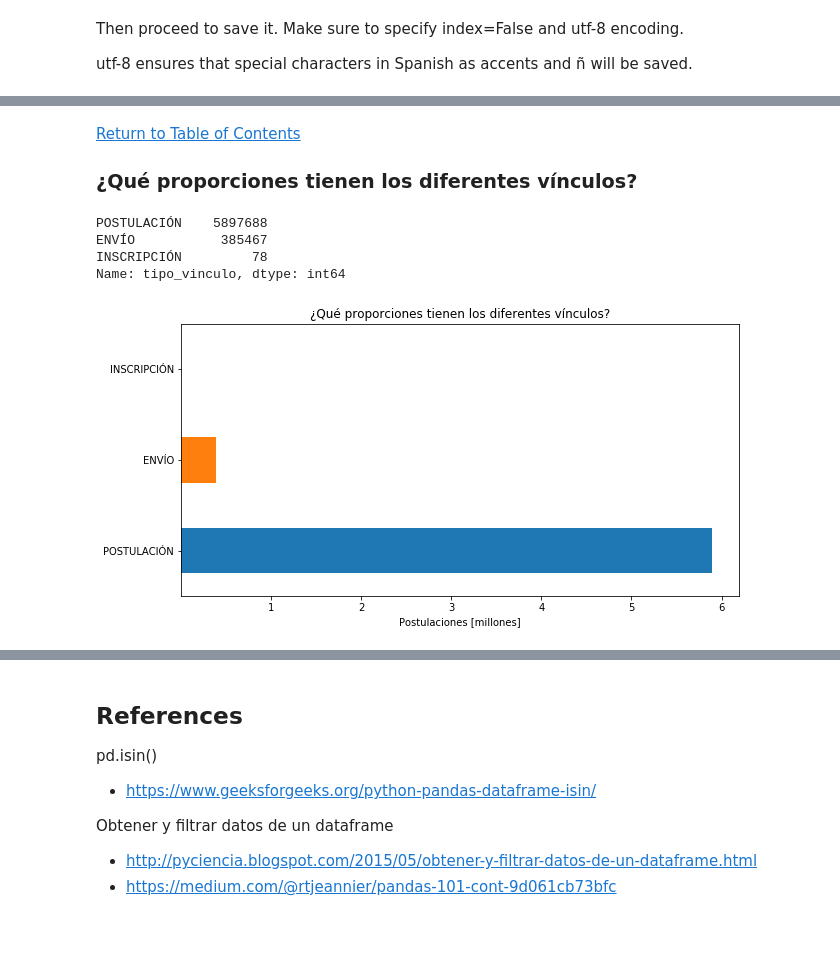
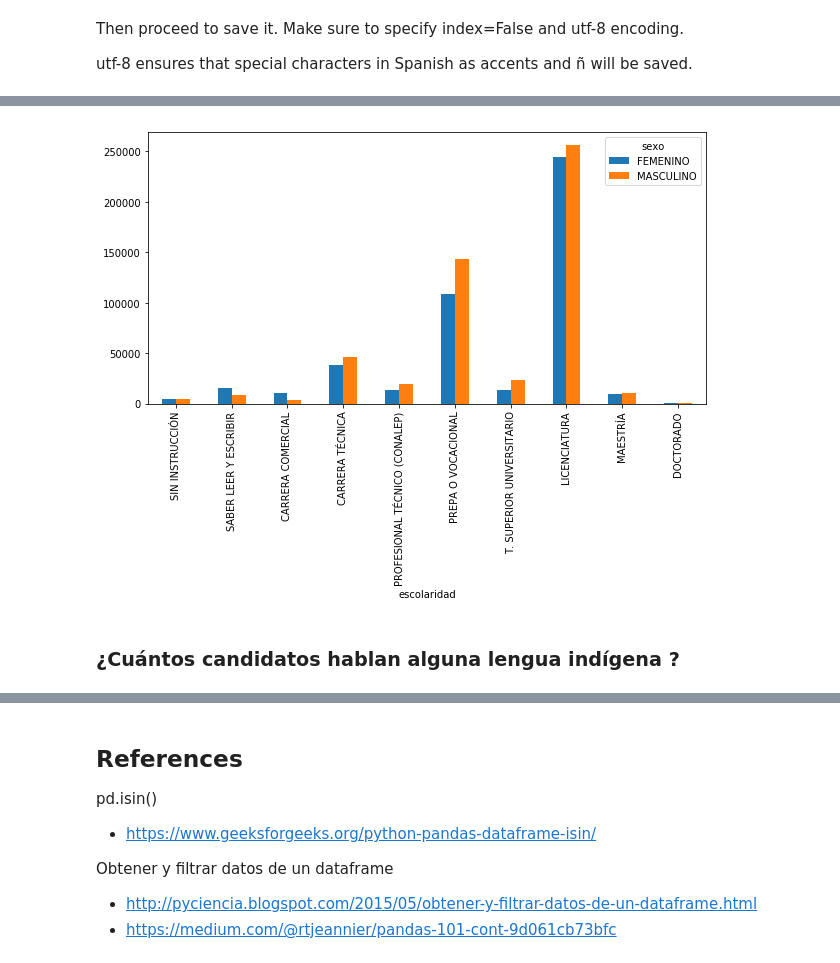
Before and after one commit to Lilianasu/SNEmpleo, a Jupyter notebook: 4.3 Cleaning candidatos.ipynb, the cells around one changed output, grey strips where cells are left out. Saved outputs shown, nothing was run; the diff lists cells and outputs as text; code cells hidden in the pictures; blank space fills up the shorter version.

```diff
--- a/4.3 Cleaning candidatos.ipynb
+++ b/4.3 Cleaning candidatos.ipynb
@@ -679,21 +650,0 @@ plt.xticks(xticklocs, xticknames);
-# %% [markdown]
-<a id='vinculo'></a>
-[Return to Table of Contents](#table)
-### ¿Qué proporciones tienen los diferentes vínculos?
-# %%
-vinculos_count = postulaciones_clean['tipo_vinculo'].value_counts()
-vinculos_count
-# %% [output]
-POSTULACIÓN    5897688
-ENVÍO           385467
-INSCRIPCIÓN         78
-Name: tipo_vinculo, dtype: int64
-# %%
-vinculos_count.plot(kind = 'barh', figsize=(10,5))
-plt.title('¿Qué proporciones tienen los diferentes vínculos?')
-plt.xlabel('Postulaciones [millones]')
-xticklocs = np.arange(1000000, 6000001, 1000000) #(start of interval, end of interval, spacing between values)
-xticknames = [1,2,3,4,5,6]
-plt.xticks(xticklocs, xticknames);
-# %% [output]
-[figure, removed]
@@ -708,0 +651,6 @@ fig = plt.figure(FigureClass=Waffle,
+# %%
+candidatos_clean.groupby(['escolaridad','sexo'])['id'].count().unstack().plot.bar(figsize=(10,5));
+# %% [output]
+[figure, added]
+# %% [markdown]
+### ¿Cuántos candidatos hablan alguna lengua indígena ?
```
Also changed, not shown: parts of 121 cells of this notebook, 1 other file.
